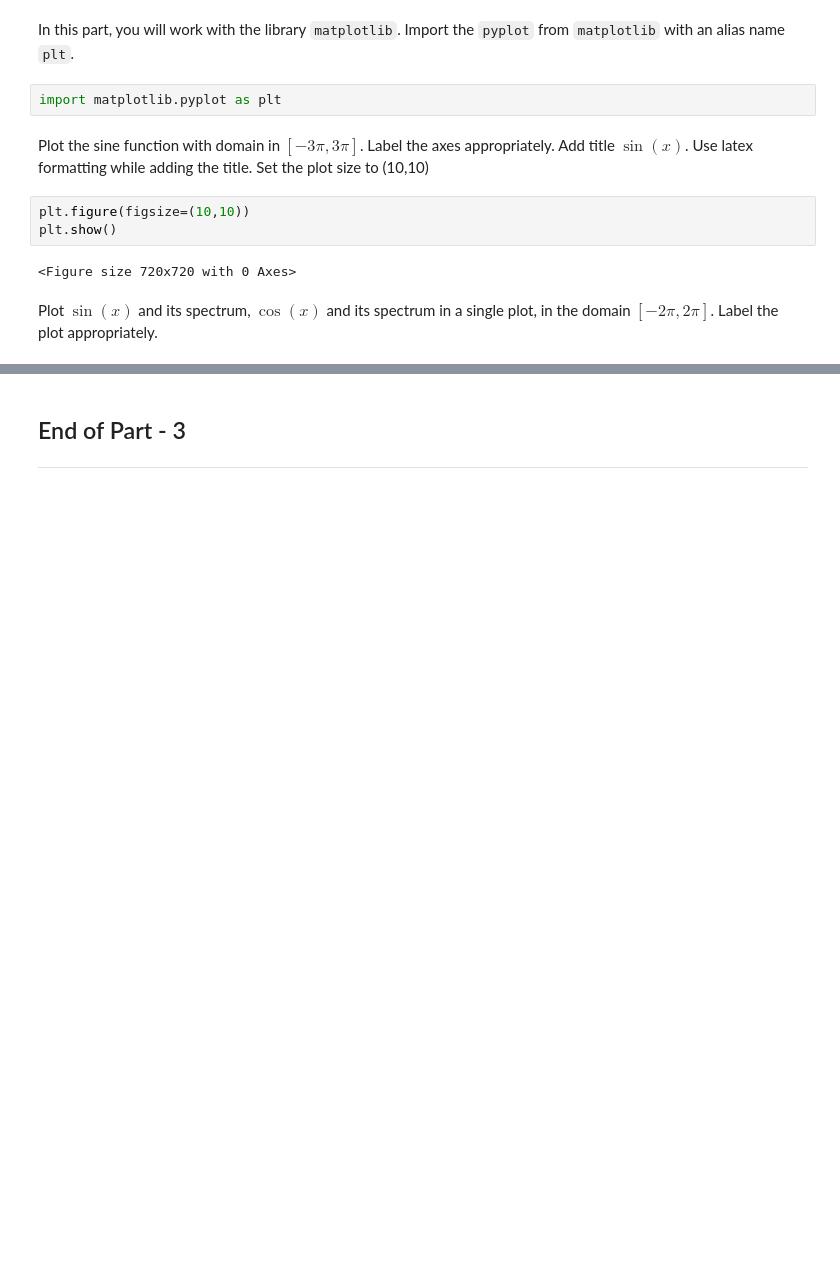
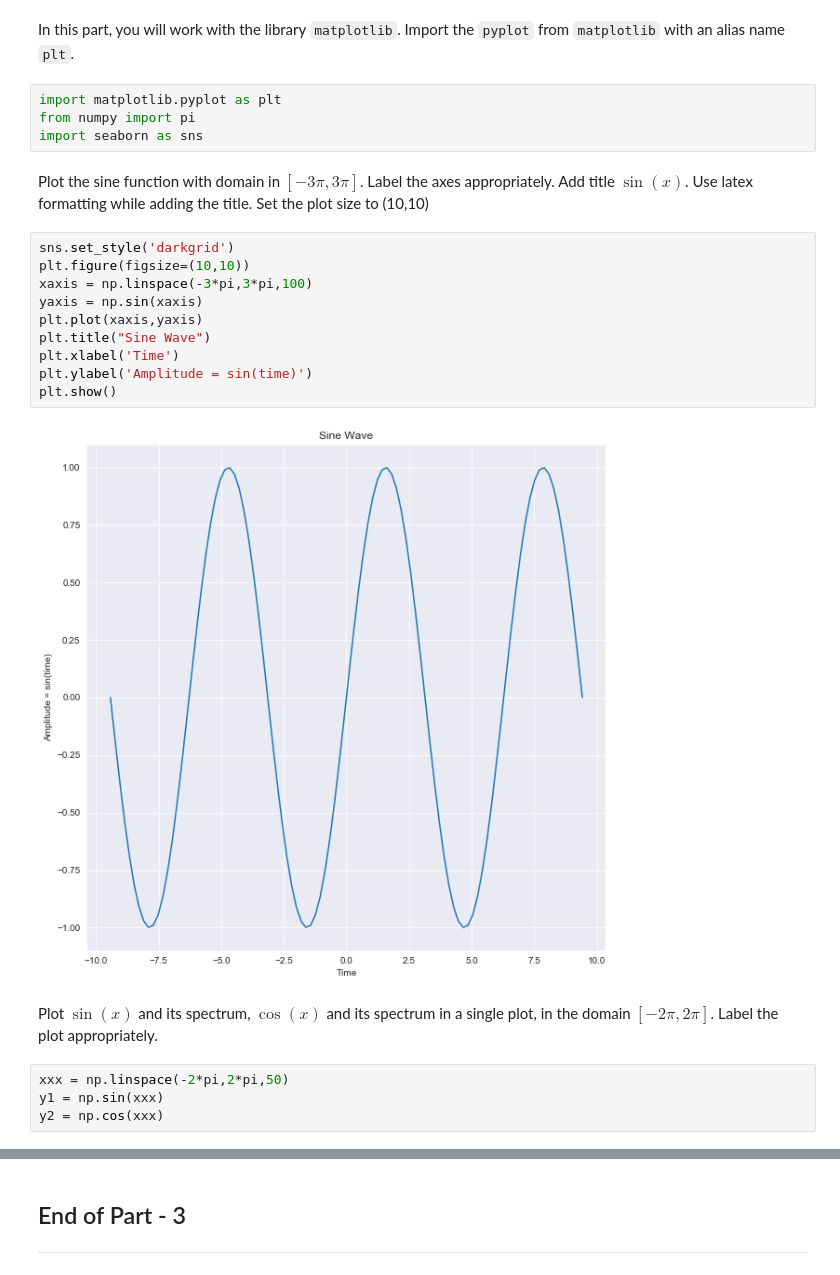
Before and after one commit to iausteenlova/SHALA2020, a Jupyter notebook: Copy of Assignment -1 - DS.ipynb, the cells around one changed output, grey strips where cells are left out. Drawn from its saved outputs; the diff is of its cells as text; blank space fills up the shorter version.

````diff
--- a/Copy of Assignment -1 - DS.ipynb
+++ b/Copy of Assignment -1 - DS.ipynb
@@ -311,12 +495,25 @@ plt.scatter(data3.index,data3.fare_scaled)
 In this part, you will work with the library ```matplotlib```. Import the ```pyplot``` from ```matplotlib``` with an alias name ```plt```.
 # %%
 import matplotlib.pyplot as plt
+from numpy import pi
+import seaborn as sns
 # %% [markdown]
 Plot the sine function with domain in $[-3\pi,3\pi]$. Label the axes appropriately. Add title $\sin(x)$. Use latex formatting while adding the title. Set the plot size to (10,10)
-# %%
-plt.figure(figsize=(10,10))
-plt.show()
-# %% [output]
-<Figure size 720x720 with 0 Axes>
+# %%
+sns.set_style('darkgrid')
+plt.figure(figsize=(10,10))
+xaxis = np.linspace(-3*pi,3*pi,100)
+yaxis = np.sin(xaxis)
+plt.plot(xaxis,yaxis)
+plt.title("Sine Wave")
+plt.xlabel('Time')
+plt.ylabel('Amplitude = sin(time)')
+plt.show()
+# %% [output]
+[figure, added]
 # %% [markdown]
 Plot $\sin(x)$ and its spectrum, $\cos(x)$ and its spectrum in a single plot, in the domain $[-2\pi,2\pi]$. Label the plot appropriately.
+# %%
+xxx = np.linspace(-2*pi,2*pi,50)
+y1 = np.sin(xxx)
+y2 = np.cos(xxx)
````
Also changed, not shown: parts of 14 cells of this notebook.
